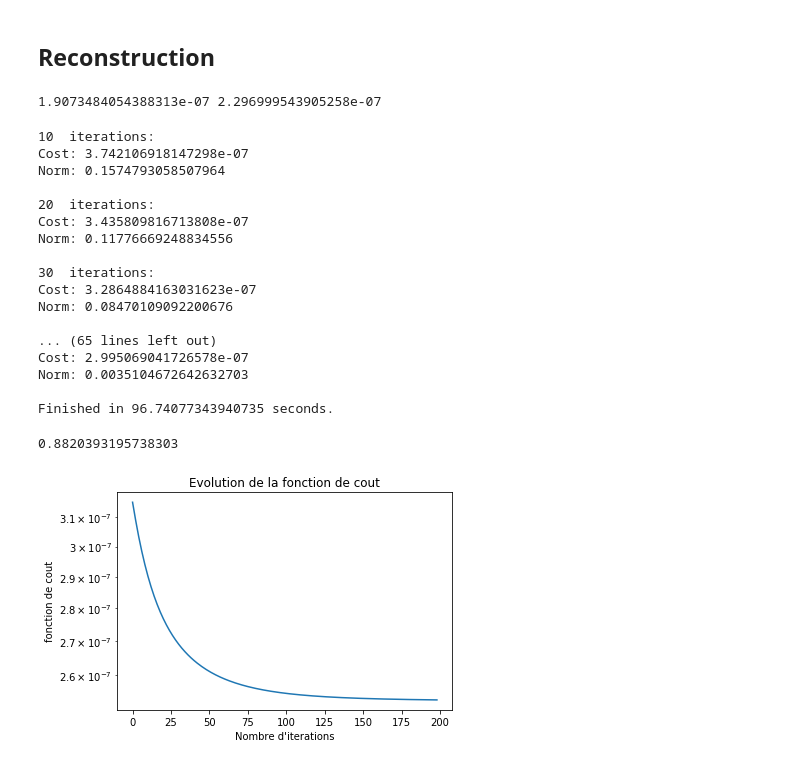
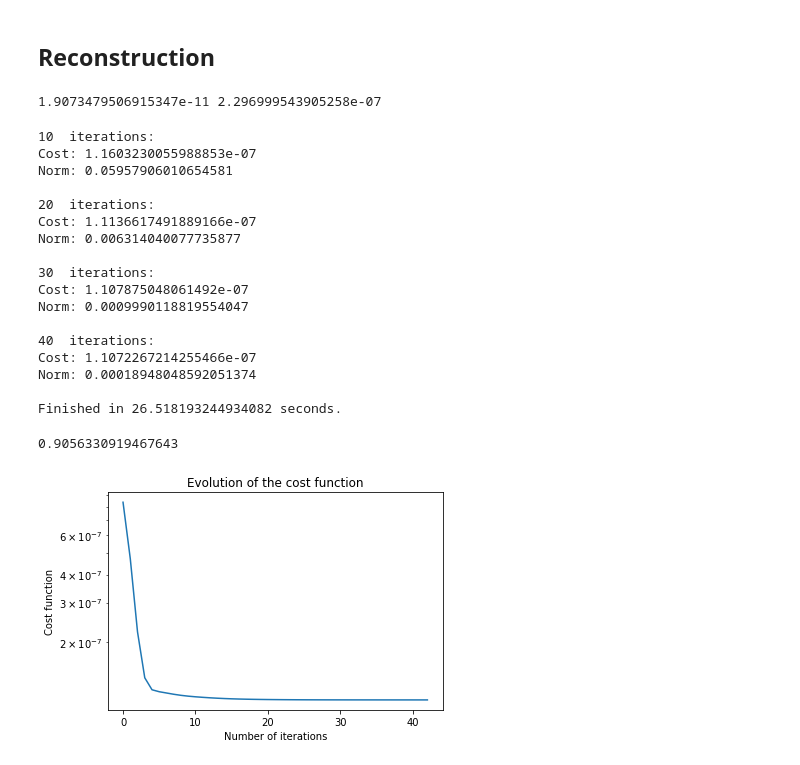
Before and after one commit to Biagig/Learning-Sampling-Pattern, a Jupyter notebook: Example.ipynb, the cells around one changed output. Saved outputs shown, nothing was run; the diff lists cells and outputs as text; code cells hidden in the pictures.

```diff
--- a/Example.ipynb
+++ b/Example.ipynb
@@ -37,7 +37,7 @@ import matplotlib.pyplot as plt
 ### Fourier operator and noise
 # %%
 u0 = get_sample_data('2d-mri')
-u0_mat = u0.data
+u0_mat = u0.data+0j*u0.data
 
 n=u0_mat.shape[0]
 x = np.linspace(0,n,n,endpoint=False)/n-0.5
@@ -53,8 +53,7 @@ fourier_op = NonCartesianFFT(samples=kspace_loc, shape=u0.shape,implementation='
 s = 1e-6
 # Computing y with non-cartesian Fourier transform
 fourier_op = NonCartesianFFT(samples=kspace_loc, shape=u0.shape,implementation='cpu')
-y = (1+0j)*fourier_op.op(np.real(u0.data))+s*np.random.randn(2*n*n).view(np.complex128)
-u0_mat = np.asarray(u0)
+y = (1+0j)*fourier_op.op(u0_mat)+s*np.random.randn(2*n*n).view(np.complex128)
 # %% [markdown]
 ### Operators
 # %%
@@ -93,36 +88,36 @@ from algo.prox import prox_G,prox_F1_dual,prox_F2_dual
 from algo.pdhg import pdhg
 from algo.cost_utils import f1,f2,g
 # %%
-param = {"zeta":1e15,"pn1":2e-6,"epsilon":1e-1,"gamma":1e-10}
+param = {"pn1":2e-6,"epsilon":1e-5,"gamma":1e-10}
 # %%
-print(g(u0_mat,param["zeta"],param["epsilon"]),f2(linear_op.op(u0_mat),param["pn1"],param["gamma"]))
+print(g(u0_mat,param["epsilon"]),f2(linear_op.op(u0_mat),param["pn1"],param["gamma"]))
 # %% [output]
-1.9073484054388313e-07 2.296999543905258e-07
+1.9073479506915347e-11 2.296999543905258e-07
 # %%
 # -- Solving --
 # myconst = {"sigma":1.15,"tau":0.43}
-uk,norms,energy = pdhg(y,p,fourier_op,linear_op,param)
+uk,norms,energy,ssims = pdhg(y,p,fourier_op,linear_op,param,ground_truth=u0_mat,maxit=200)
 # %% [output]
 10  iterations:
-Cost: 3.742106918147298e-07
-Norm: 0.1574793058507964
+Cost: 1.1603230055988853e-07
+Norm: 0.05957906010654581
 
 20  iterations:
-Cost: 3.435809816713808e-07
-Norm: 0.11776669248834556
+Cost: 1.1136617491889166e-07
+Norm: 0.006314040077735877
 
 30  iterations:
-Cost: 3.2864884163031623e-07
-Norm: 0.08470109092200676
+Cost: 1.107875048061492e-07
+Norm: 0.0009990118819554047
 
-... (65 lines left out)
-Cost: 2.995069041726578e-07
-Norm: 0.0035104672642632703
+40  iterations:
+Cost: 1.1072267214255466e-07
+Norm: 0.00018948048592051374
 
-Finished in 96.74077343940735 seconds.
+Finished in 26.518193244934082 seconds.
 # %%
 #Showing
 print(ssim(u0_mat,uk))
-pysap.Image(data = np.real(uk)).show()
+pysap.Image(data = np.imag(uk)).show()
 # %% [output]
-0.8820393195738303
+0.9056330919467643
@@ -129,9 +126,11 @@ pysap.Image(data = np.real(uk)).show()
 # %%
 plt.plot(energy[1:])
 plt.yscale("log")
-plt.xlabel("Nombre d'iterations")
-plt.ylabel("fonction de cout")
-plt.title("Evolution de la fonction de cout")
+plt.xlabel("Number of iterations")
+plt.ylabel("Cost function")
+plt.title("Evolution of the cost function")
 plt.yscale("log")
+#plt.savefig("Comparisons/undecimated/pdhg/energy.png")
+plt.show()
 # %% [output]
-[figure, old version]
+[figure, new version]
```
Also changed, not shown: parts of 13 cells of this notebook, 1 other file.
